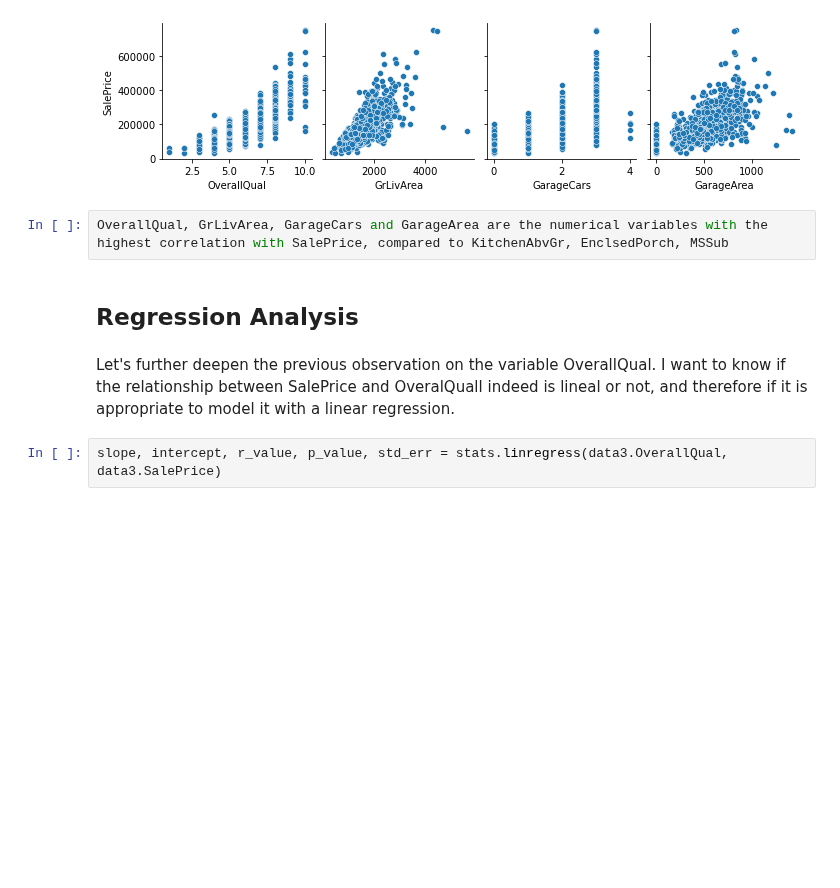
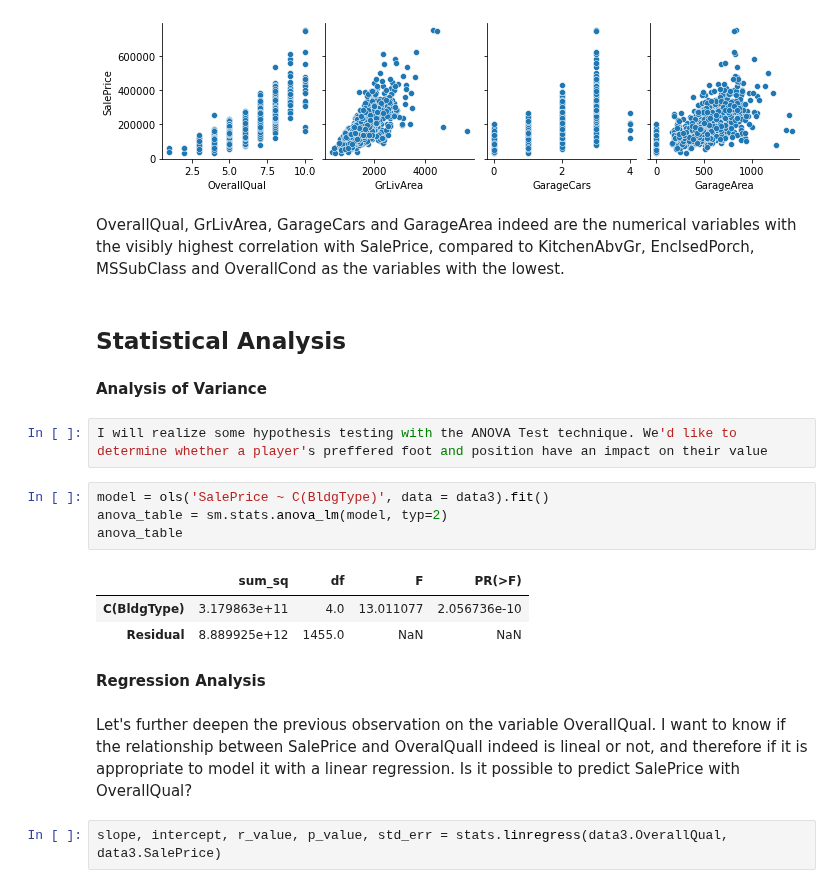
Before and after one commit to ta-data-mexpt/statistical-analysis-project, a Jupyter notebook: Statistical Analysis.ipynb, the cells around one changed output. Saved outputs shown, nothing was run; the diff lists cells and outputs as text; blank space fills up the shorter version.

```diff
--- a/Statistical Analysis.ipynb
+++ b/Statistical Analysis.ipynb
@@ -258,12 +258,26 @@ highest_corr_columns = data3_corr['SalePrice'].sort_values(ascending=False).nlar
 sns.pairplot(data=data3, y_vars='SalePrice', x_vars=highest_corr_columns[1:]);
 # %% [output]
 [figure]
-# %%
-OverallQual, GrLivArea, GarageCars and GarageArea are the numerical variables with the highest correlation with SalePrice, compared to KitchenAbvGr, EnclsedPorch, MSSub
+# %% [markdown]
+OverallQual, GrLivArea, GarageCars and GarageArea indeed are the numerical variables with the visibly highest correlation with SalePrice, compared to KitchenAbvGr, EnclsedPorch, MSSubClass and OverallCond as the variables with the lowest.
+# %% [markdown]
+## Statistical Analysis
+# %% [markdown]
+**Analysis of Variance**
+# %%
+I will realize some hypothesis testing with the ANOVA Test technique. We'd like to determine whether a player's preffered foot and position have an impact on their value
+# %%
+model = ols('SalePrice ~ C(BldgType)', data = data3).fit()
+anova_table = sm.stats.anova_lm(model, typ=2)
+anova_table
+# %% [output]
+|  | sum_sq | df | F | PR(>F) |
+| C(BldgType) | 3.179863e+11 | 4.0 | 13.011077 | 2.056736e-10 |
+| Residual | 8.889925e+12 | 1455.0 | NaN | NaN |
 # %% [markdown]
-## Regression Analysis
+**Regression Analysis**
 # %% [markdown]
-Let's further deepen the previous observation on the variable OverallQual. I want to know if the relationship between SalePrice and OveralQuall indeed is lineal or not, and therefore if it is appropriate to model it with a linear regression.
+Let's further deepen the previous observation on the variable OverallQual. I want to know if the relationship between SalePrice and OveralQuall indeed is lineal or not, and therefore if it is appropriate to model it with a linear regression. Is it possible to predict SalePrice with OverallQual?
 # %%
 slope, intercept, r_value, p_value, std_err = stats.linregress(data3.OverallQual, data3.SalePrice)
 # %%
```
Also changed, not shown: parts of 1 cell of this notebook.
